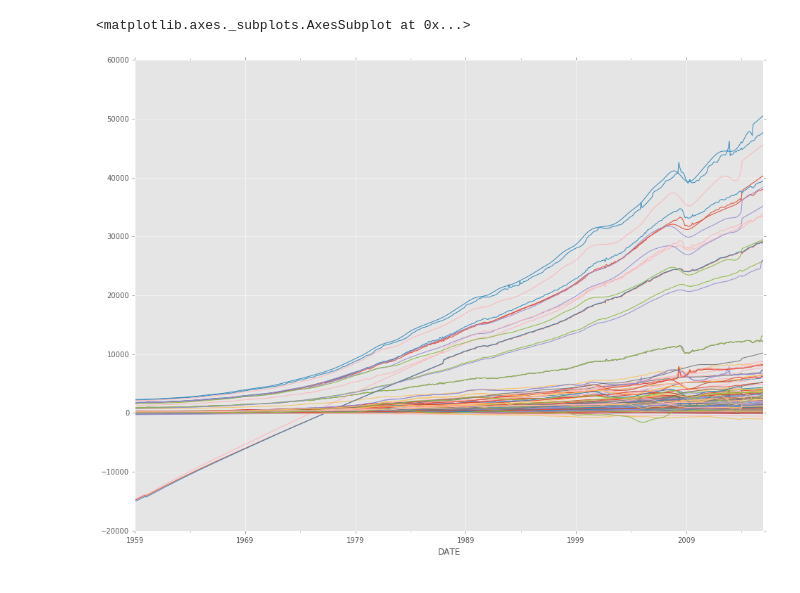
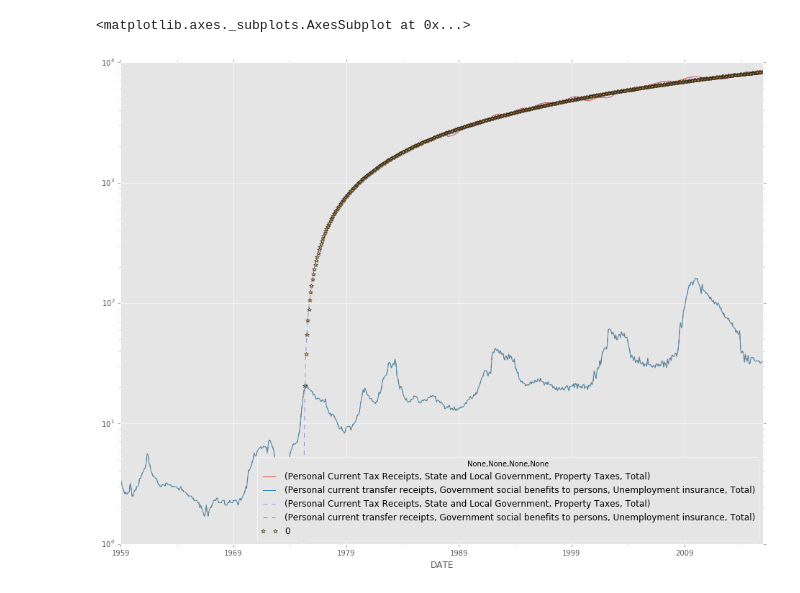
Before and after one commit to selfabrisham/aemshousing, a Jupyter notebook: notebooks/Get average personal income and expense from FRED data.ipynb, the cells around one changed output. Cells and saved outputs as stored; diff of their text form; code cells hidden in the pictures.

```diff
--- a/notebooks/Get average personal income and expense from FRED data.ipynb
+++ b/notebooks/Get average personal income and expense from FRED data.ipynb
@@ -194,9 +205,30 @@ uspop_data.plot(legend=False, style='k--', secondary_y=True)
-# %%
-# Plot to check proper import
-average_data.plot(legend=False)
-# %% [output]
-<matplotlib.axes._subplots.AxesSubplot at 0x...>
-[figure, removed]
+# %%
+# Plot to check proper import
+ax = personal_data[[
+    ('Personal Current Tax Receipts', 'State and Local Government', 'Property Taxes', 'Total'),
+#     'Personal Current Tax Receipts',
+#     'Personal current transfer receipts'
+    ('Personal current transfer receipts', 'Government social benefits to persons', 'Unemployment insurance', 'Total')
+]].plot(style='-', logy=True)
+personal_data_exp[[
+    ('Personal Current Tax Receipts', 'State and Local Government', 'Property Taxes', 'Total'),
+#     'Personal Current Tax Receipts',
+#     'Personal current transfer receipts'
+    ('Personal current transfer receipts', 'Government social benefits to persons', 'Unemployment insurance', 'Total')
+]].plot(style='--', ax=ax, logy=True)
+
+# Function to curve fit to the data
+def func(x, a, b, c):
+    r = a * np.exp(-b * x) + c
+    return r # if (r > 0).all() else np.Inf * np.ones(x.shape)
+
+x = np.array(range(len(personal_data.index)))
+y = func(x, *models[('Personal Current Tax Receipts', 'State and Local Government', 'Property Taxes', 'Total')])
+
+pd.DataFrame(y, index=personal_data.index).plot(style='*', ax=ax, logy=True)
+# %% [output]
+<matplotlib.axes._subplots.AxesSubplot at 0x...>
+[figure, added]
 # %%
 # # Collapse the heiarchy of categories to the last non Total level
 # categories = ['' for x in xrange(len(average_data.columns))]
```
Also changed, not shown: parts of 6 cells of this notebook.
